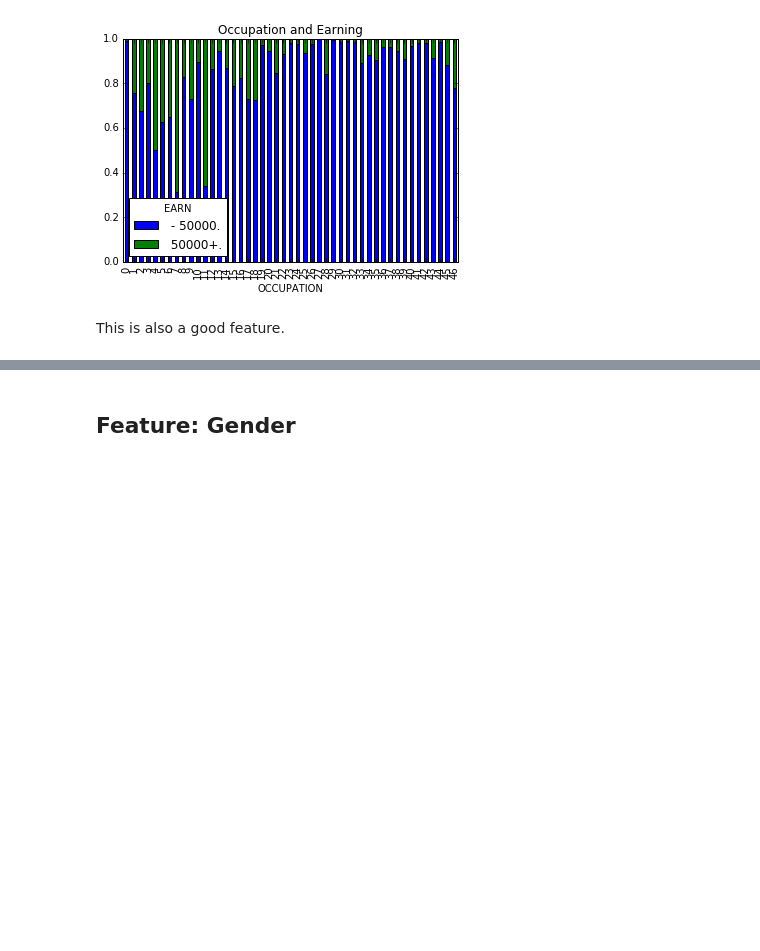
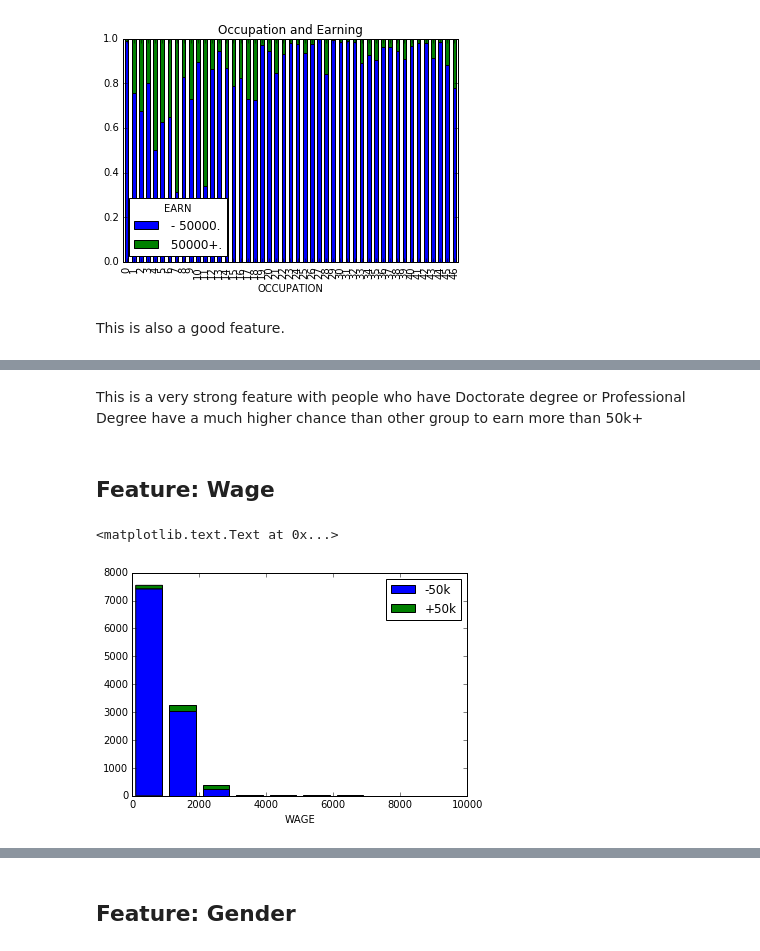
Before and after one commit to thanhluan001/Dataiku_Test, a Jupyter notebook: USCensus.ipynb, the cells around one changed output, grey strips where cells are left out. Cells and saved outputs as stored; diff of their text form; code cells hidden in the pictures; blank space fills up the shorter version.

```diff
--- a/USCensus.ipynb
+++ b/USCensus.ipynb
@@ -179,0 +189,15 @@ This is also a good feature.
+# %% [markdown]
+This is a very strong feature with people who have Doctorate degree or Professional Degree have a much higher chance than other group to earn more than 50k+
+# %% [markdown]
+## Feature: Wage
+# %%
+df1 = census[census['EARN'] == ' - 50000.']['WAGE']
+df2 = census[census['EARN'] == ' 50000+.']['WAGE']
+
+max_age = max(census['WAGE'])
+plt.hist([df1, df2], range=(1, max_age), stacked=True)
+plt.legend(('-50k', '+50k'), loc='best')
+plt.xlabel('WAGE')
+# %% [output]
+<matplotlib.text.Text at 0x...>
+[figure, added]
```
Also changed, not shown: parts of 40 cells of this notebook.
